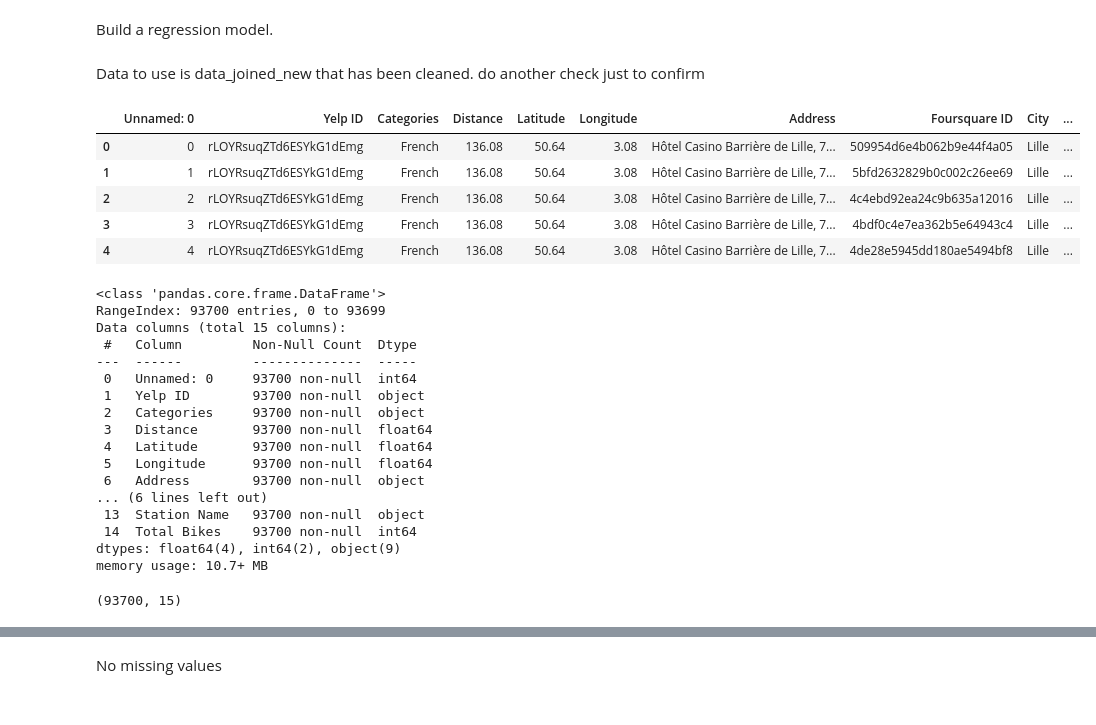
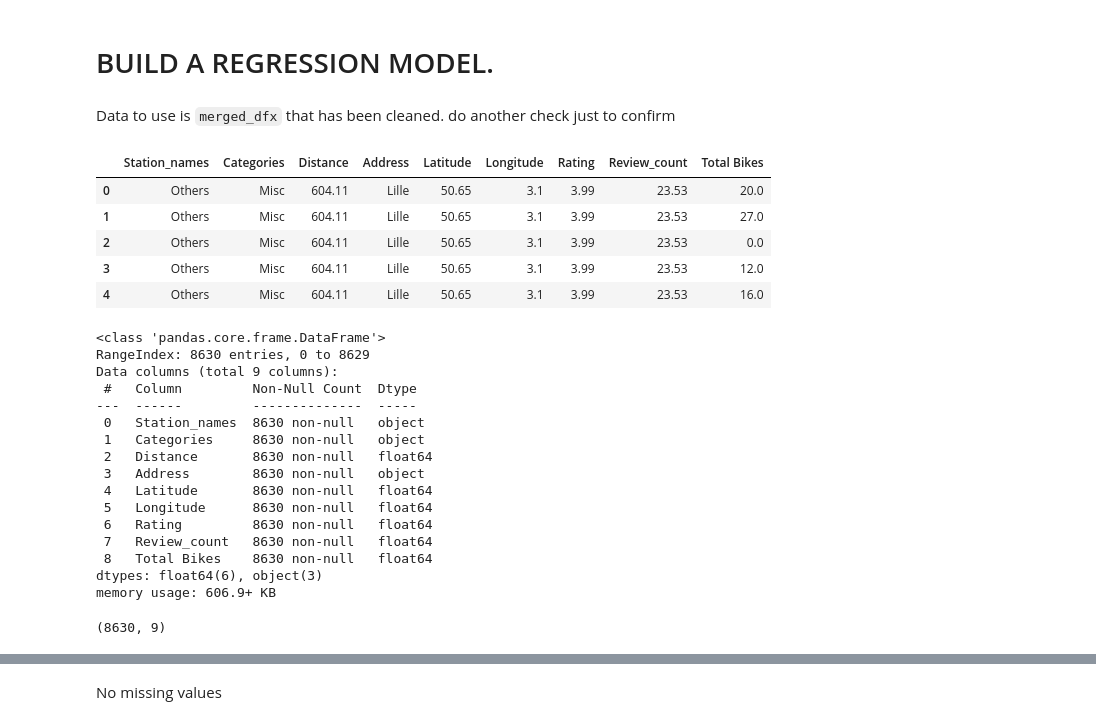
Before and after one commit to Franchertz/Project-Statistical-Modelling-with-Python, a Jupyter notebook: notebooks/model_building.ipynb, the cells around one changed output, grey strips where cells are left out. Drawn from its saved outputs; the diff is of its cells as text; code cells hidden in the pictures.

```diff
--- a/notebooks/model_building.ipynb
+++ b/notebooks/model_building.ipynb
@@ -1,7 +1,7 @@
-# %% [markdown]
-Build a regression model.
+# %% [markdown]
+# BUILD A REGRESSION MODEL.
 # %% [markdown]
-Data to use is data_joined_new that has been cleaned. do another check just to confirm
+Data to use is `merged_dfx` that has been cleaned. do another check just to confirm
 # %%
 # Importing the required libraries for EDA
 
@@ -16,37 +16,36 @@ import warnings
 warnings.filterwarnings("ignore")
 # %%
 # Load dataframe
-bld_reg = pd.read_csv(r'C:\Code\Project_Stat_Model_DataFrame_Store\comb2_sql_df.csv')
+bld_reg = pd.read_csv(r'C:\Code\Project_Stat_Model_DataFrame_Store\combsql1.0_df.csv')
 
 bld_reg.head()
 # %% [output]
-|  | Unnamed: 0 | Yelp ID | Categories | Distance | Latitude | Longitude | Address | Foursquare ID | City | ... |
-| 0 | 0 | rLOYRsuqZTd6ESYkG1dEmg | French | 136.08 | 50.64 | 3.08 | Hôtel Casino Barrière de Lille, 7... | 509954d6e4b062b9e44f4a05 | Lille | ... |
-| 1 | 1 | rLOYRsuqZTd6ESYkG1dEmg | French | 136.08 | 50.64 | 3.08 | Hôtel Casino Barrière de Lille, 7... | 5bfd2632829b0c002c26ee69 | Lille | ... |
-| 2 | 2 | rLOYRsuqZTd6ESYkG1dEmg | French | 136.08 | 50.64 | 3.08 | Hôtel Casino Barrière de Lille, 7... | 4c4ebd92ea24c9b635a12016 | Lille | ... |
-| 3 | 3 | rLOYRsuqZTd6ESYkG1dEmg | French | 136.08 | 50.64 | 3.08 | Hôtel Casino Barrière de Lille, 7... | 4bdf0c4e7ea362b5e64943c4 | Lille | ... |
-| 4 | 4 | rLOYRsuqZTd6ESYkG1dEmg | French | 136.08 | 50.64 | 3.08 | Hôtel Casino Barrière de Lille, 7... | 4de28e5945dd180ae5494bf8 | Lille | ... |
+|  | Station_names | Categories | Distance | Address | Latitude | Longitude | Rating | Review_count | Total Bikes |
+| 0 | Others | Misc | 604.11 | Lille | 50.65 | 3.1 | 3.99 | 23.53 | 20.0 |
+| 1 | Others | Misc | 604.11 | Lille | 50.65 | 3.1 | 3.99 | 23.53 | 27.0 |
+| 2 | Others | Misc | 604.11 | Lille | 50.65 | 3.1 | 3.99 | 23.53 | 0.0 |
+| 3 | Others | Misc | 604.11 | Lille | 50.65 | 3.1 | 3.99 | 23.53 | 12.0 |
+| 4 | Others | Misc | 604.11 | Lille | 50.65 | 3.1 | 3.99 | 23.53 | 16.0 |
 # %%
 bld_reg.info()
 # %% [output]
 <class 'pandas.core.frame.DataFrame'>
-RangeIndex: 93700 entries, 0 to 93699
-Data columns (total 15 columns):
+RangeIndex: 8630 entries, 0 to 8629
+Data columns (total 9 columns):
  #   Column         Non-Null Count  Dtype
 ---  ------         --------------  -----
- 0   Unnamed: 0     93700 non-null  int64
- 1   Yelp ID        93700 non-null  object
- 2   Categories     93700 non-null  object
- 3   Distance       93700 non-null  float64
- 4   Latitude       93700 non-null  float64
- 5   Longitude      93700 non-null  float64
- 6   Address        93700 non-null  object
-... (6 lines left out)
- 13  Station Name   93700 non-null  object
- 14  Total Bikes    93700 non-null  int64
-dtypes: float64(4), int64(2), object(9)
-memory usage: 10.7+ MB
+ 0   Station_names  8630 non-null   object
+ 1   Categories     8630 non-null   object
+ 2   Distance       8630 non-null   float64
+ 3   Address        8630 non-null   object
+ 4   Latitude       8630 non-null   float64
+ 5   Longitude      8630 non-null   float64
+ 6   Rating         8630 non-null   float64
+ 7   Review_count   8630 non-null   float64
+ 8   Total Bikes    8630 non-null   float64
+dtypes: float64(6), object(3)
+memory usage: 606.9+ KB
 # %%
 bld_reg.shape
 # %% [output]
-(93700, 15)
+(8630, 9)
```
Also changed, not shown: parts of 47 cells of this notebook, 21 other files.
